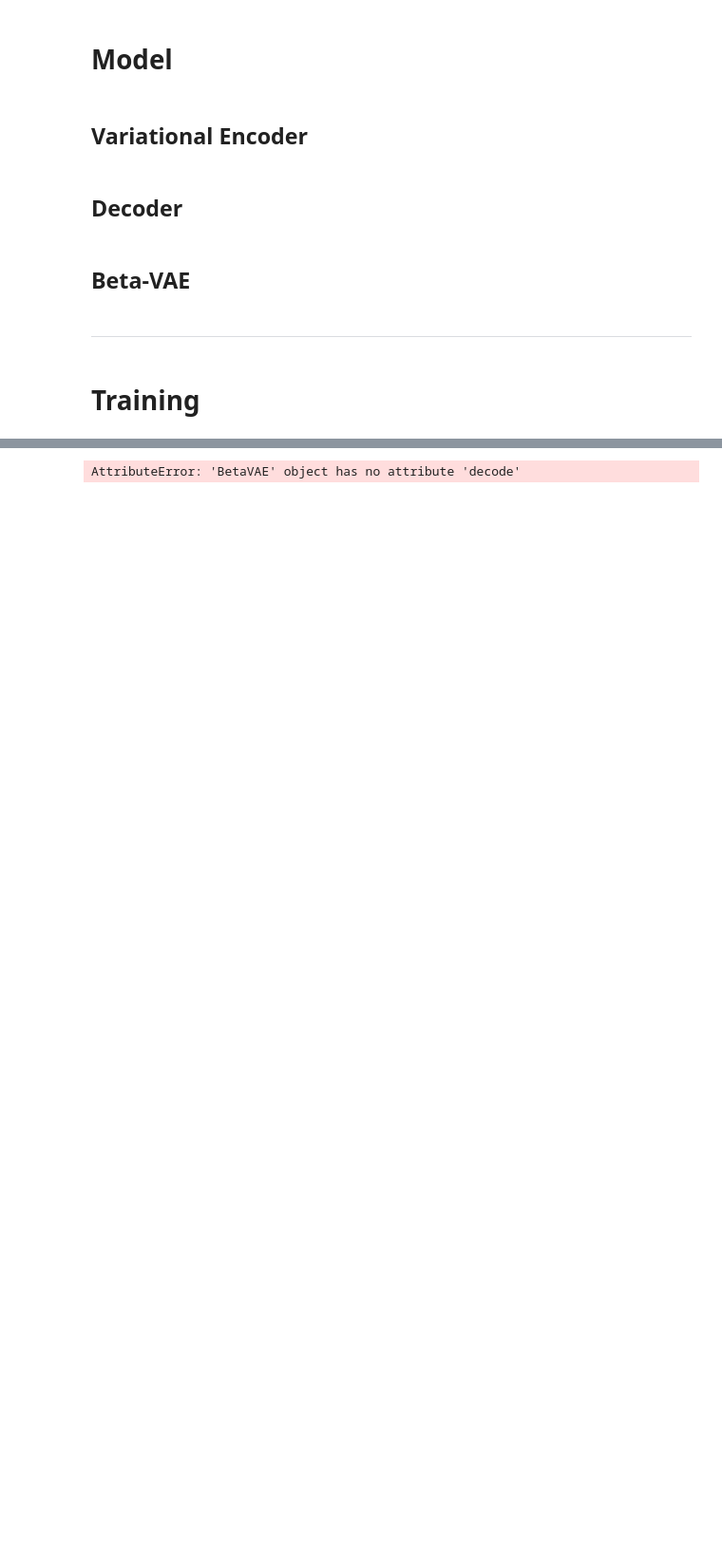
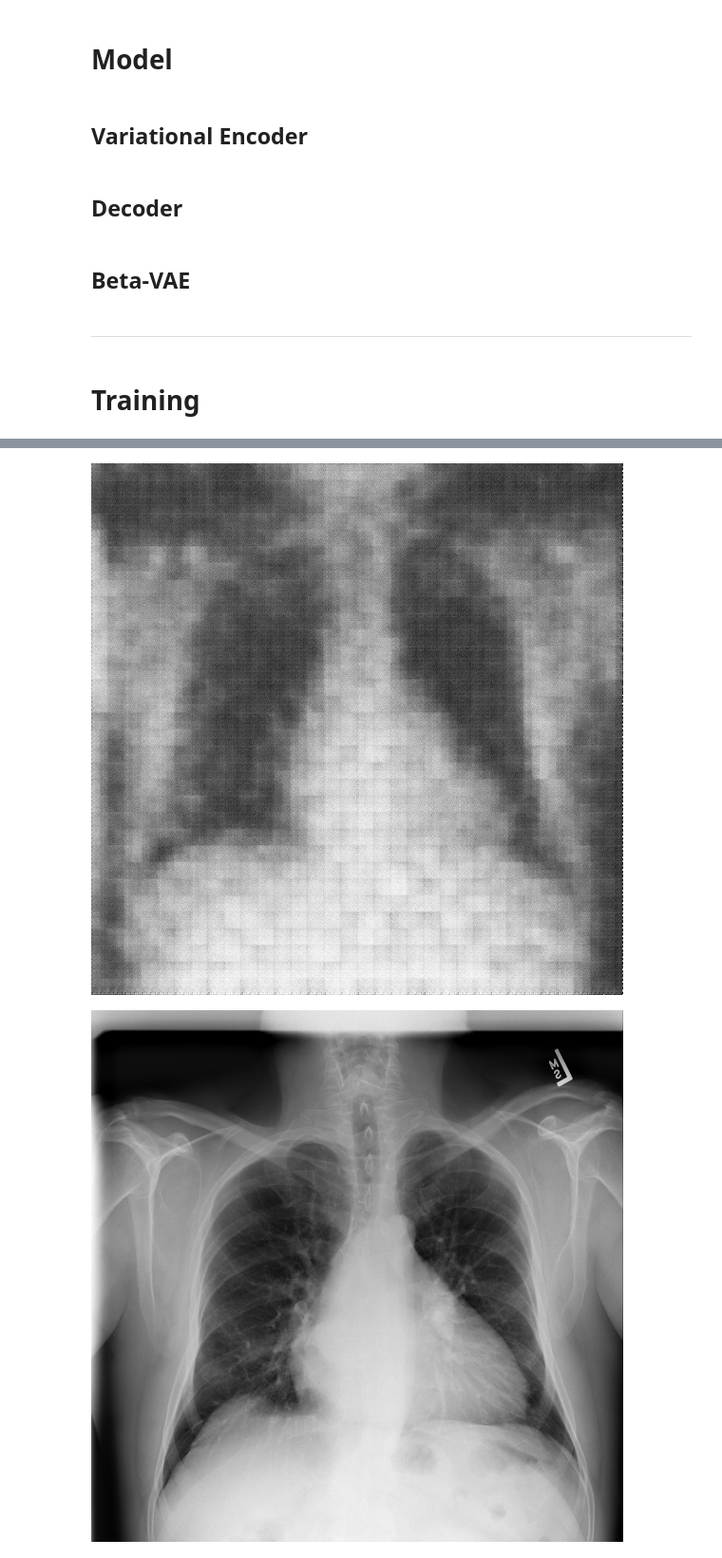
Before and after one commit to antoinebasseto/cbir, a Jupyter notebook: VAE/Beta-VAE.ipynb, the cells around one changed output, grey strips where cells are left out. Shown at 95% size. Drawn from its saved outputs; the diff is of its cells as text; code cells hidden in the pictures; blank space fills up the shorter version.

```diff
--- a/VAE/Beta-VAE.ipynb
+++ b/VAE/Beta-VAE.ipynb
@@ -497,0 +518,3 @@ Mean loss = tensor([nan])
+# %%
+from torchvision.transforms import ToPILImage
+transform = ToPILImage()
@@ -498,4 +525,7 @@ Mean loss = tensor([nan])
 # %%
-image_generated = beta_vae.generate(test_data[0])
+image_generated = beta_vae.generate(test_data[1].unsqueeze(dim=0))
+transform(image_generated[0]).show()
+transform(test_data[1]).show()
 # %% [output]
-AttributeError: 'BetaVAE' object has no attribute 'decode'
+[figure, added]
+[figure, added]
```
Also changed, not shown: parts of 6 cells of this notebook, 1 other file.
